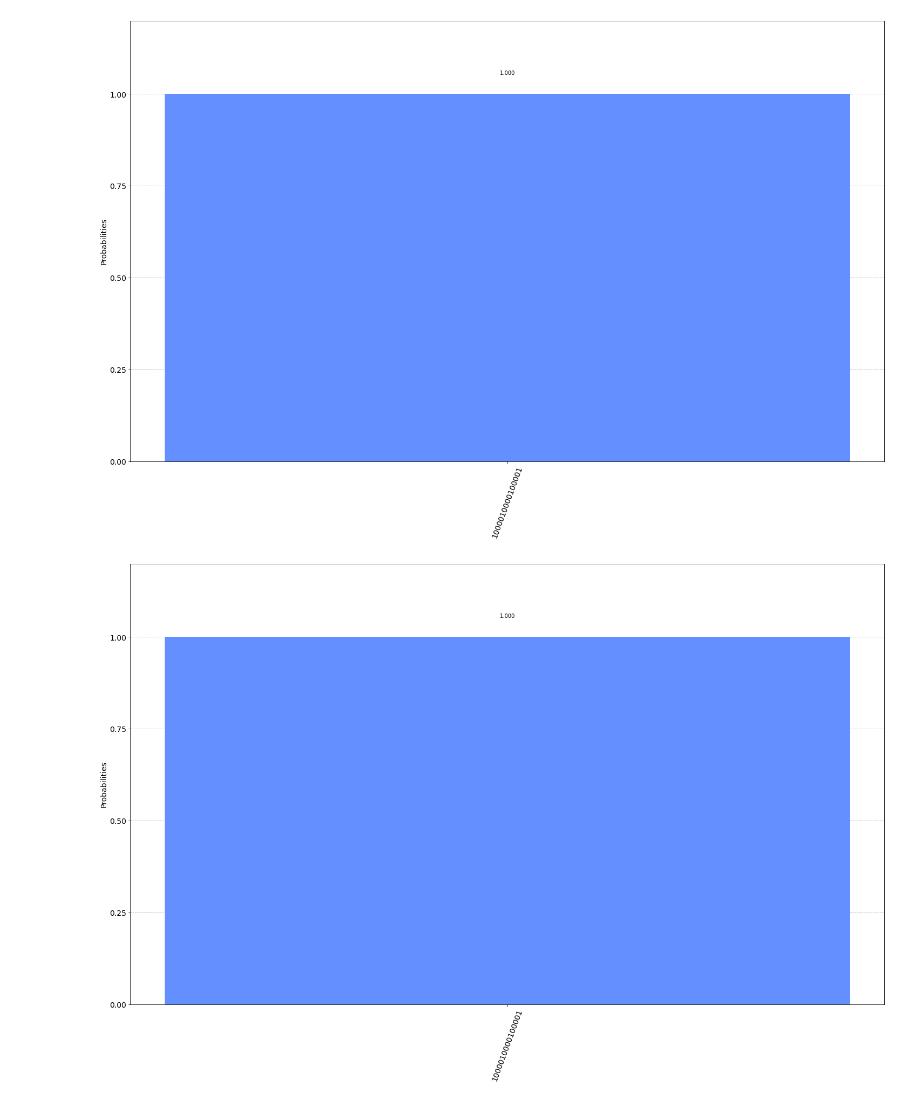
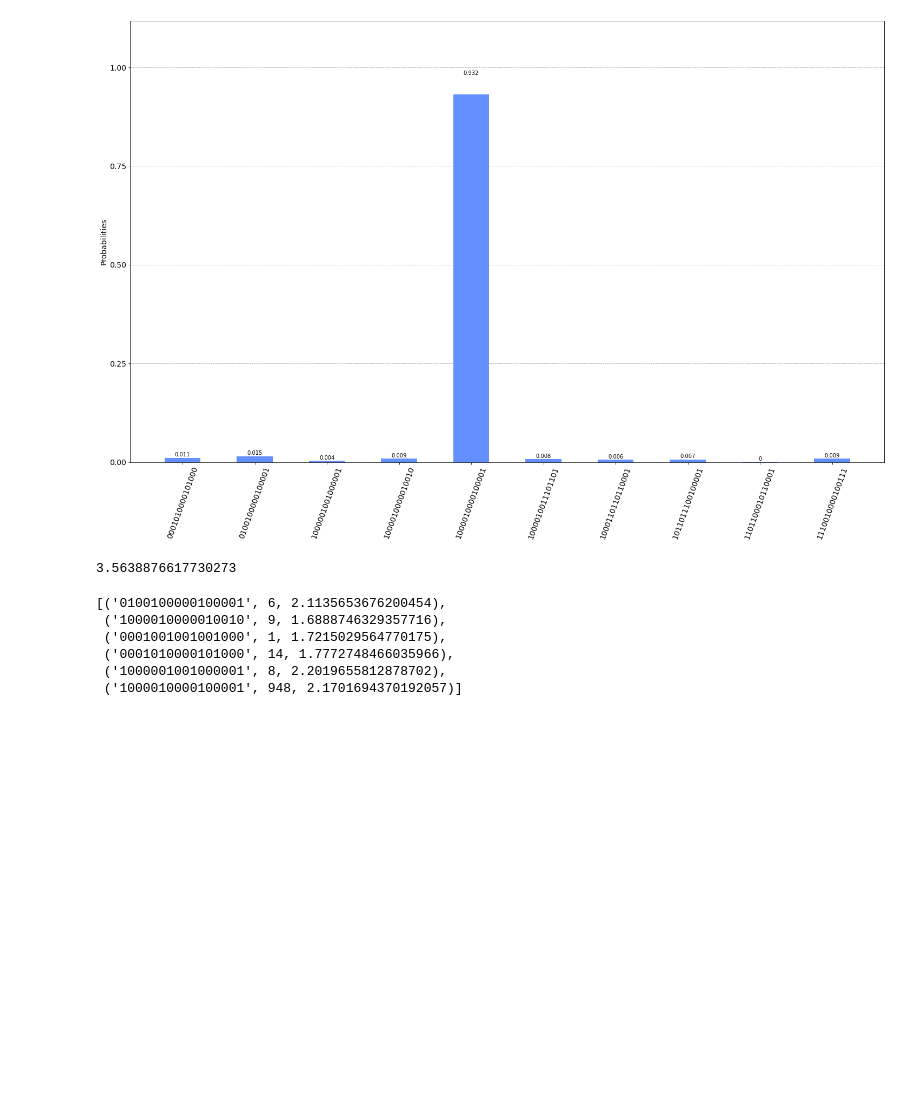
Before and after one commit to pafloxy/tspqaoa, a Jupyter notebook: my-trials/tsp_variantional_loop.ipynb, the cells around one changed output. Cells and saved outputs as stored; diff of their text form; code cells hidden in the pictures; blank space fills up the shorter version.

Commit message:
get simulation results

```diff
--- a/my-trials/tsp_variantional_loop.ipynb
+++ b/my-trials/tsp_variantional_loop.ipynb
@@ -38,14 +23,28 @@ angles : [1.93787579 1.98147582]
 # %%
 best_params = [1.9378, 1.9814752]
 # %%
-x = x['x']
+# x = x['x']
+x = best_params
 p=len(x)
 beta = x[0:int(p/2)]
 gamma = x[int(p/2):p]
 qc = get_tsp_qaoa_circuit(G, beta, gamma, pen=5, T1=1, T2=1)
 qc.measure_all()
 backend = AerSimulator()
 plot_histogram(backend.run(qc).result().get_counts(), figsize=(25,15))
 # %% [output]
-[figure, old version]
+[figure, new version]
-[figure, removed]
+# %%
+count = backend.run(qc).result().get_counts()
+compute_tsp_cost_expectation(count, G, pen)
+# %% [output]
+3.5638876617730273
+# %%
+[(s, count[s], get_tsp_cost(s,G,pen)) for s in count.keys() if is_valid_path(s, 4)]
+# %% [output]
+[('0100100000100001', 6, 2.1135653676200454),
+ ('1000010000010010', 9, 1.6888746329357716),
+ ('0001001001001000', 1, 1.7215029564770175),
+ ('0001010000101000', 14, 1.7772748466035966),
+ ('1000001001000001', 8, 2.2019655812878702),
+ ('1000010000100001', 948, 2.1701694370192057)]
```
Also changed, not shown: parts of 1 cell of this notebook.
